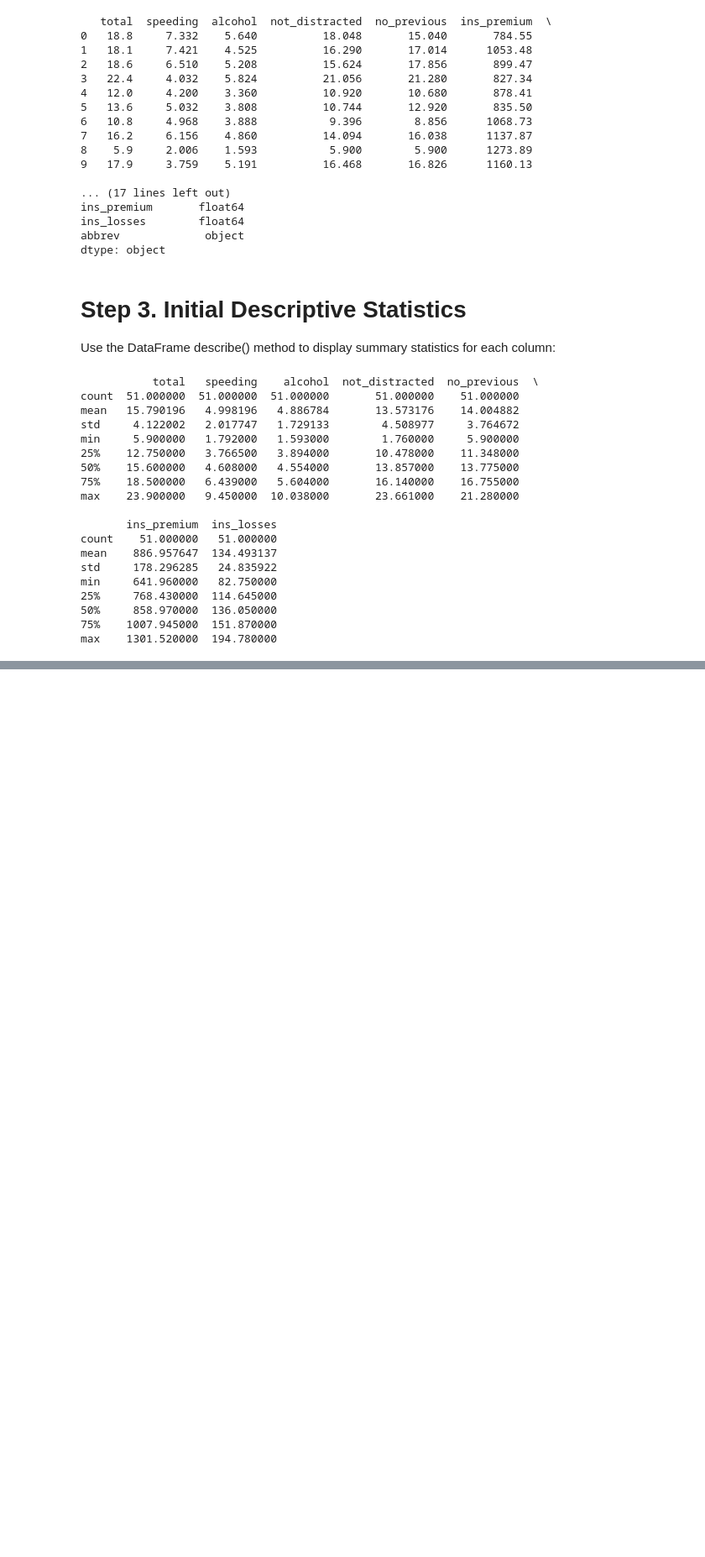
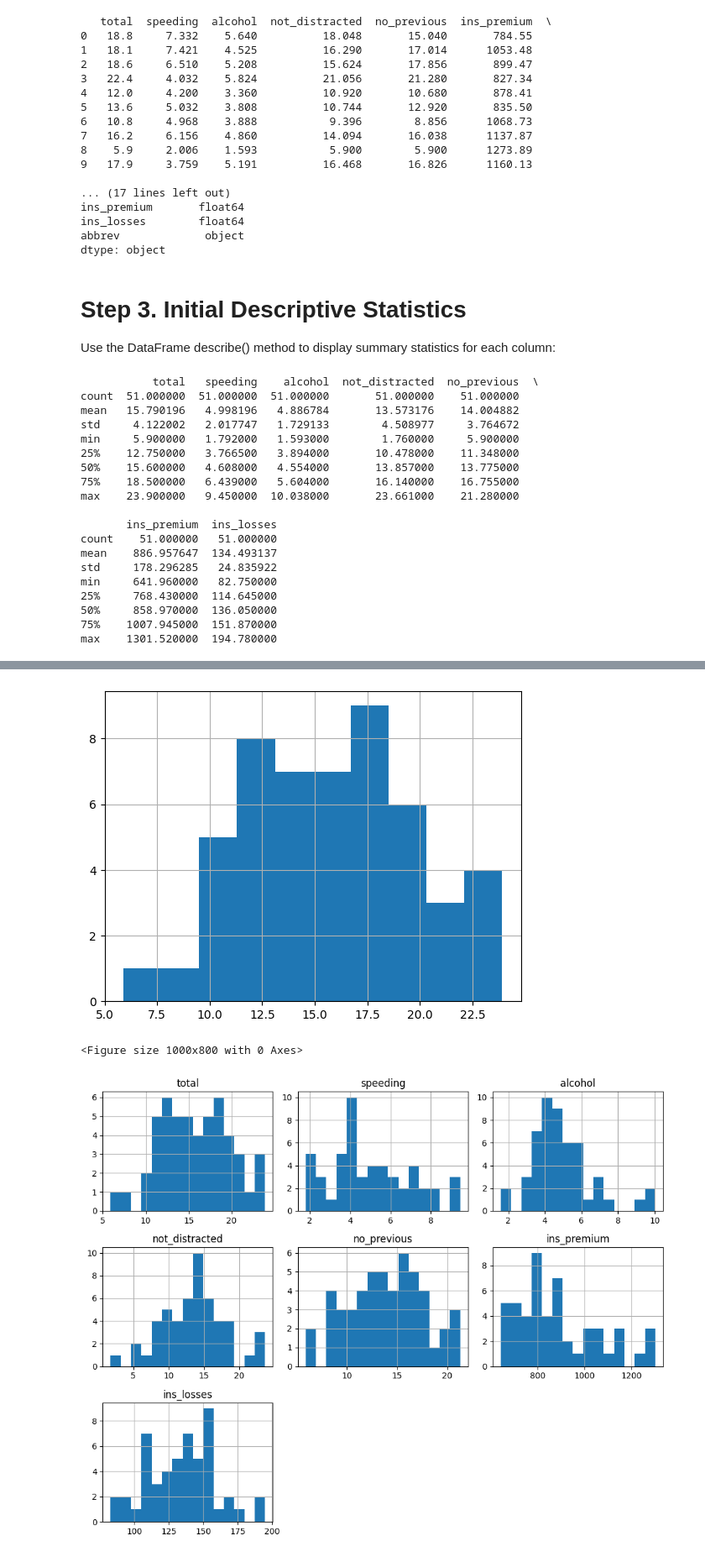
Before and after one commit to abeaderstadt/datafun-06-eda, a Jupyter notebook: beaderstadt_eda.ipynb, the cells around one changed output, grey strips where cells are left out. Shown at 84% size. Drawn from its saved outputs; the diff is of its cells as text; code cells hidden in the pictures; blank space fills up the shorter version.

Commit message:
Set figure size to make sure my plots dont overlap.

```diff
--- a/beaderstadt_eda.ipynb
+++ b/beaderstadt_eda.ipynb
@@ -99,0 +103,17 @@ max    1301.520000  194.780000
+# %%
+# Inspect histogram by numerical column
+df['total'].hist()
+
+# Set figure size to make sure plots don't overlap
+plt.figure(figsize=(10, 8))
+
+# Inspect histograms for all numerical columns
+df.hist(bins=15, figsize=(10, 8), layout=(3, 3))  # Adjust layout and size
+
+# Show all plots
+plt.tight_layout()
+plt.show()
+# %% [output]
+[figure, added]
+<Figure size 1000x800 with 0 Axes>
+[figure, added]
```
Also changed, not shown: parts of 5 cells of this notebook.
